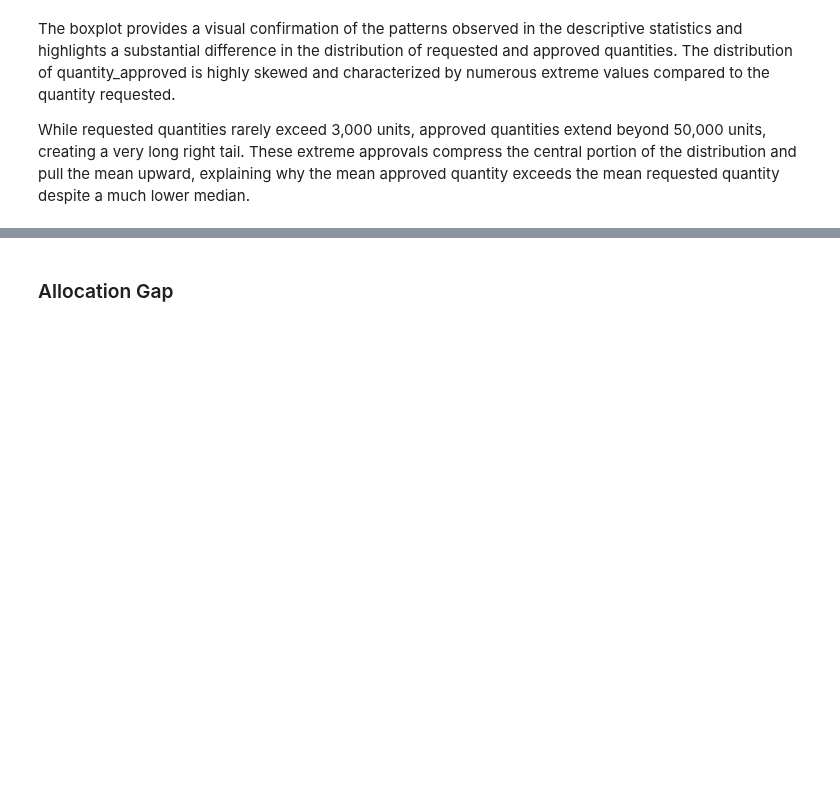
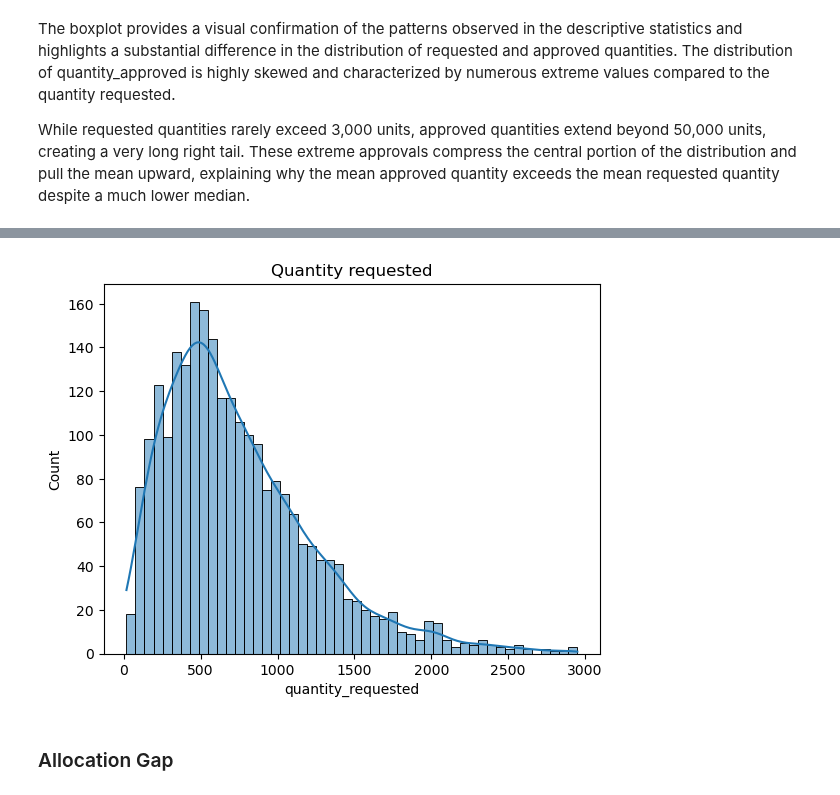
Before and after one commit to gerard-bisama/data-analytics-project, a Jupyter notebook: eda/eda_test_qty.ipynb, the cells around one changed output, grey strips where cells are left out. Drawn from its saved outputs; the diff is of its cells as text; code cells hidden in the pictures; blank space fills up the shorter version.

```diff
--- a/eda/eda_test_qty.ipynb
+++ b/eda/eda_test_qty.ipynb
@@ -236,3 +242,9 @@ While requested quantities rarely exceed 3,000 units, approved quantities extend
+# %%
+sns.histplot(df_analysis_quantities["quantity_requested"], bins=50, kde=True)
+plt.title('Quantity requested');
+plt.show()
+# %% [output]
+[figure, added]
 # %% [markdown]
 ### Allocation Gap
 # %%
```
Also changed, not shown: parts of 11 cells of this notebook, 9 other files.
